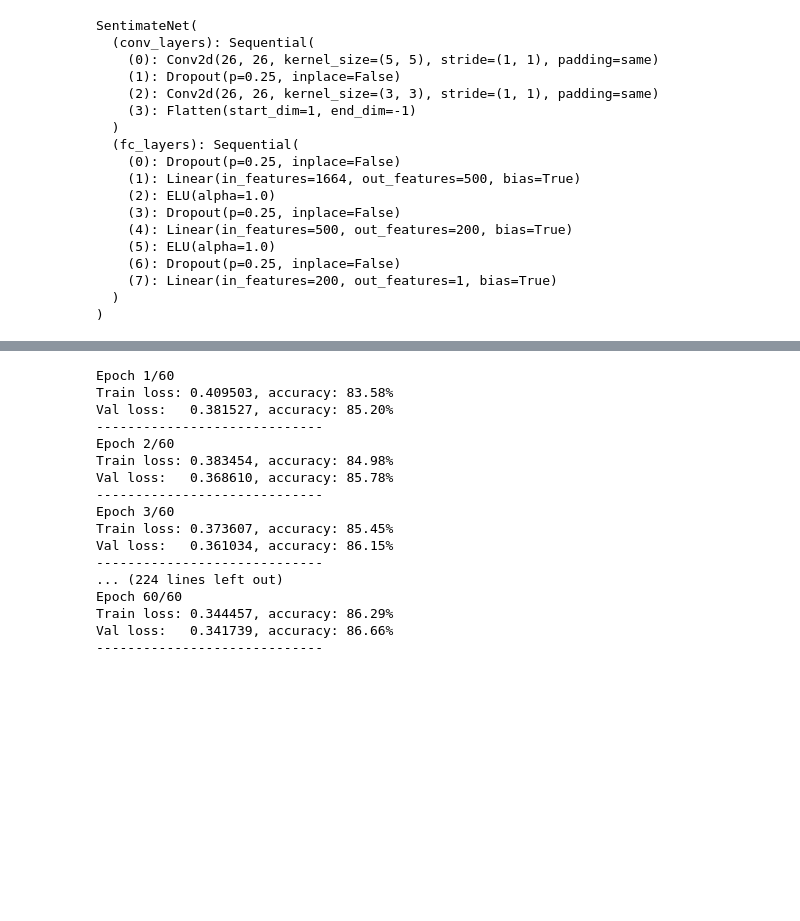
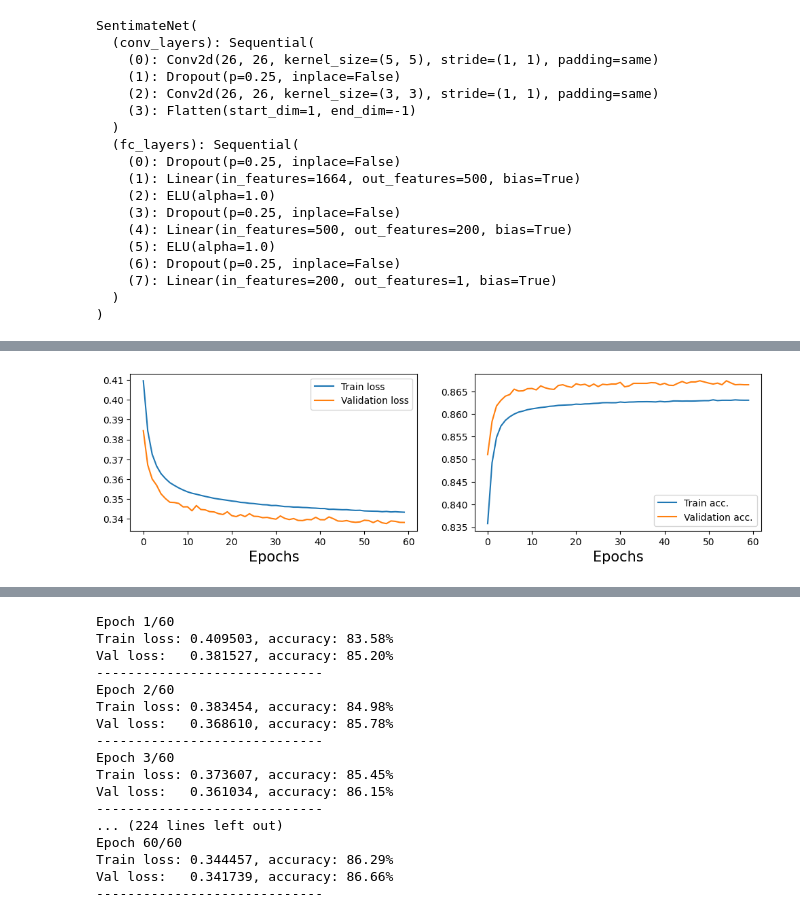
Before and after one commit to Kamil2601/NLP-chess-engine, a Jupyter notebook: src/move_evaluation/move_evaluation.ipynb, the cells around one changed output, grey strips where cells are left out. Drawn from its saved outputs; the diff is of its cells as text; code cells hidden in the pictures; blank space fills up the shorter version.

Commit message:
minimax test

```diff
--- a/src/move_evaluation/move_evaluation.ipynb
+++ b/src/move_evaluation/move_evaluation.ipynb
@@ -141,0 +147,4 @@ test_loader = DataLoader(test_dataset, batch_size=4096)
+# %%
+trainer = Trainer(model=model, train_dataLoader=train_loader, val_dataLoader=test_loader, optimizer=optimizer, scheduler=scheduler, x_dtype=torch.float32, y_dtype=torch.float32)
+# %%
+trainer.train(60, verbose=True)
@@ -142,3 +169,7 @@ test_loader = DataLoader(test_dataset, batch_size=4096)
+# %%
+trainer.plot_history()
+# %% [output]
+[figure, added]
 # %%
 # test_model(train_loader, model)
 test_model(test_loader, model)
```
Also changed, not shown: parts of 10 cells of this notebook, 5 other files.
